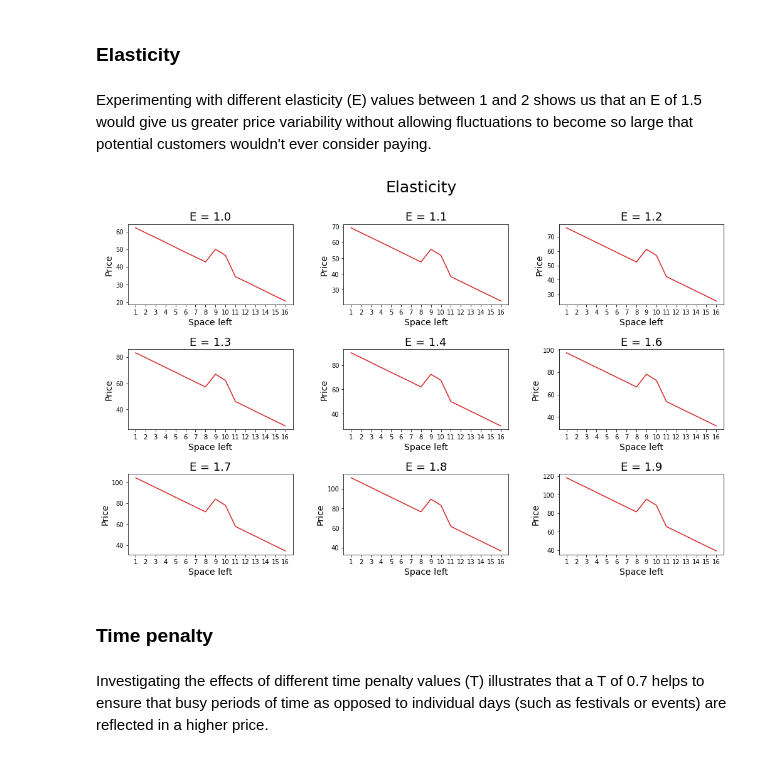
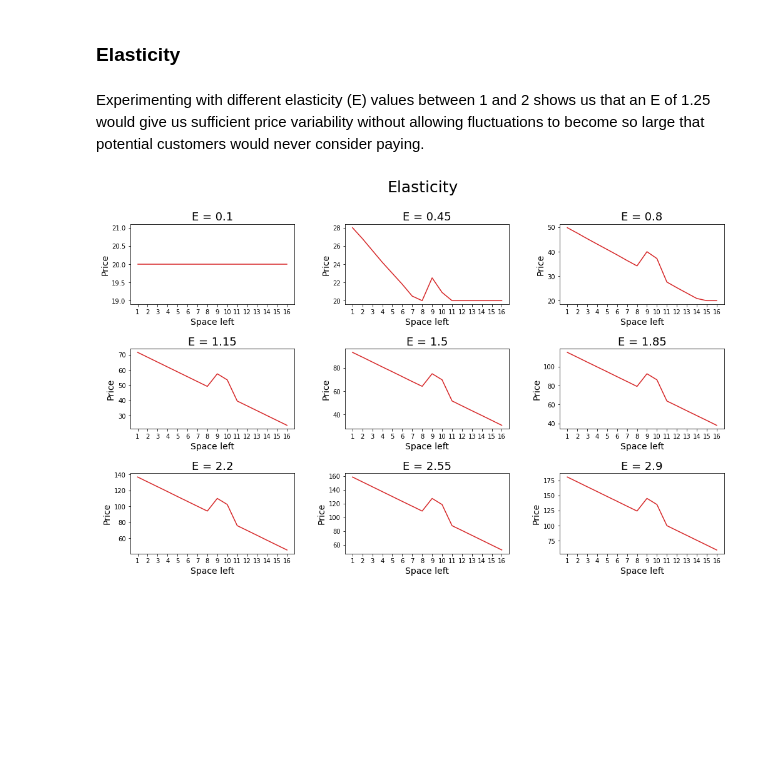
Before and after one commit to jcarterlab/SJ-Price-Algorithm, a Jupyter notebook: SJ-price-algorithm.ipynb, the cells around one changed output. Cells and saved outputs as stored; diff of their text form; code cells hidden in the pictures; blank space fills up the shorter version.

```diff
--- a/SJ-price-algorithm.ipynb
+++ b/SJ-price-algorithm.ipynb
@@ -130,7 +130,7 @@ def line_plot(prices, title='', color='tab:blue'):
     plt.show();
 
 # returns a subplot of line graphs to see how changing paramter values affects the price
-def params_plot(var, title, color):
+def params_plot(var, title, color, decimal=1):
     # determines the parameter to vary based on first letter of the title
     params = ['S', 'D', 'C', 'B', 'E', 'T', 'W', 'F']
     chosen_param = [i for i, x in enumerate(params) if x == title[0]]
@@ -155,7 +155,7 @@ def params_plot(var, title, color):
             num = (i*rows)+j
             prices = calc_prices(S=eval(params[0]), D=eval(params[1]), C=eval(params[2]), B=eval(params[3]), E=eval(params[4]), T=eval(params[5]), W=eval(params[6]), F=eval(params[7]))
             ax[i, j].plot(s_strings, prices, color=color);
-            ax[i, j].set_title(title[0] + ' = ' + str(round(var[num], 1)), fontsize=18);
+            ax[i, j].set_title(title[0] + ' = ' + str(round(var[num], decimal)), fontsize=18);
             ax[i,j].set_xlabel('Space left', fontsize=14);
             ax[i,j].set_ylabel('Price', fontsize=14);
             ax[i,j].tick_params(axis='both', which='minor', labelsize=8)
@@ -198,16 +198,12 @@ line_plot(prices, title='Initial parameters')
 # %% [markdown]
 ### Elasticity
 # %% [markdown]
-Experimenting with different elasticity (E) values between 1 and 2 shows us that an E of 1.5 would give us greater price variability without allowing fluctuations to become so large that potential customers wouldn't ever consider paying.
+Experimenting with different elasticity (E) values between 1 and 2 shows us that an E of 1.25 would give us sufficient price variability without allowing fluctuations to become so large that potential customers would never consider paying.
 # %%
 # creates a sequence of different E values to try
-E = np.linspace(1, 1.9, 9)
+E = np.linspace(0.1, 2.9, 9)
 
 # visualizes the sequence of E values
-params_plot(E, 'Elasticity', 'tab:red')
+params_plot(E, 'Elasticity', 'tab:red', 3)
 # %% [output]
-[figure, old version]
+[figure, new version]
-# %% [markdown]
-### Time penalty
-# %% [markdown]
-Investigating the effects of different time penalty values (T) illustrates that a T of 0.7 helps to ensure that busy periods of time as opposed to individual days (such as festivals or events) are reflected in a higher price.
```
Also changed, not shown: parts of 23 cells of this notebook.
